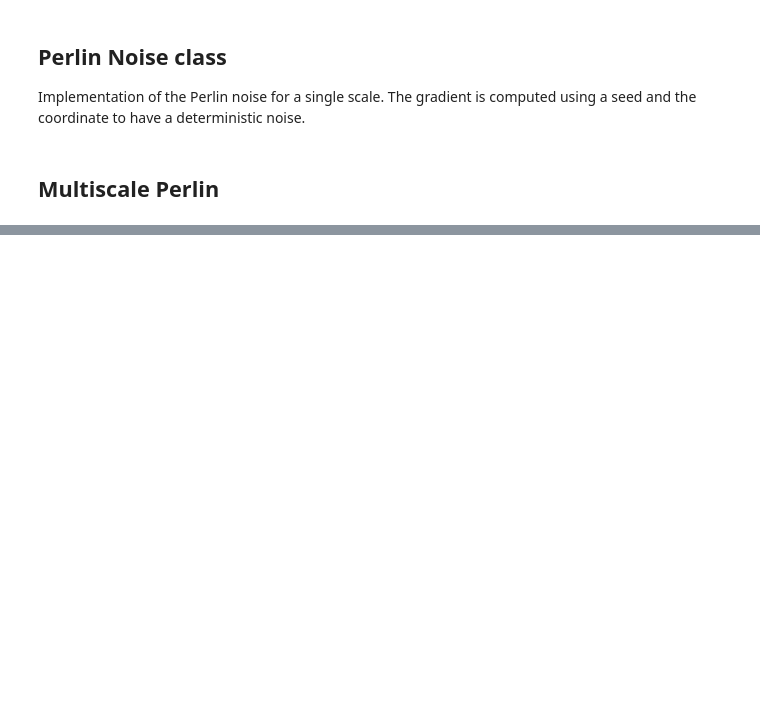
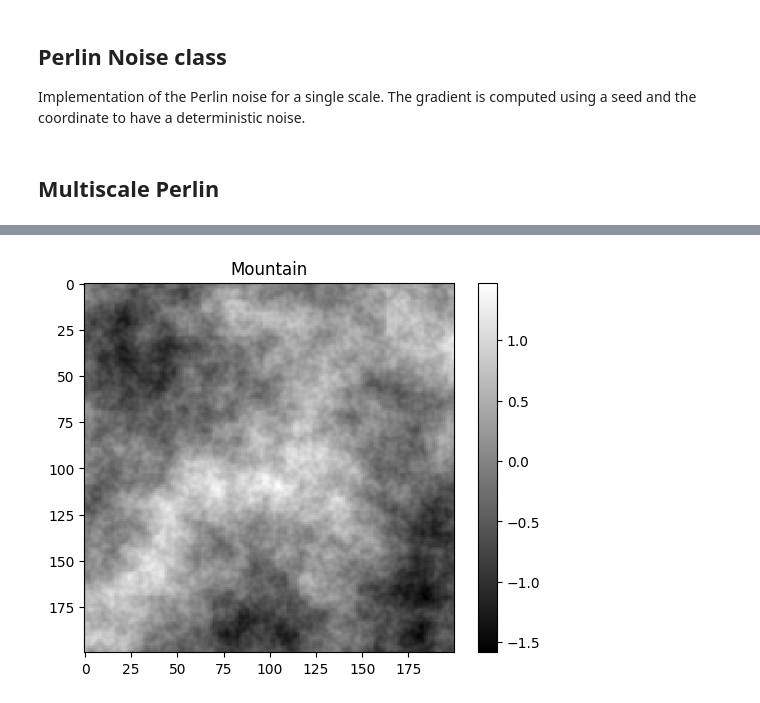
Before and after one commit to arthurBricq/crafty, a Jupyter notebook: scripts/test_world_gen.ipynb, the cells around one changed output, grey strips where cells are left out. Saved outputs shown, nothing was run; the diff lists cells and outputs as text; code cells hidden in the pictures; blank space fills up the shorter version.

```diff
--- a/scripts/test_world_gen.ipynb
+++ b/scripts/test_world_gen.ipynb
@@ -113,0 +102,16 @@ plt.show()
+# %%
+scales = [75, 25, 12.5, 6.25, 3.125]
+amplitudes = [2.0, 0.7, 0.5, 0.35, 0.25]
+
+config_list = [PerlinNoiseConfig(scale, amplitude) for scale, amplitude in zip(scales, amplitudes)]
+
+# Example of generating a small map
+world_map = generate_map(config_list, seed=42, width=width)
+
+plt.imshow(world_map, cmap='gray', interpolation="none")
+plt.title("Mountain")
+plt.colorbar()
+
+plt.show()
+# %% [output]
+[figure, added]
```
Also changed, not shown: parts of 3 cells of this notebook, 5 other files.
